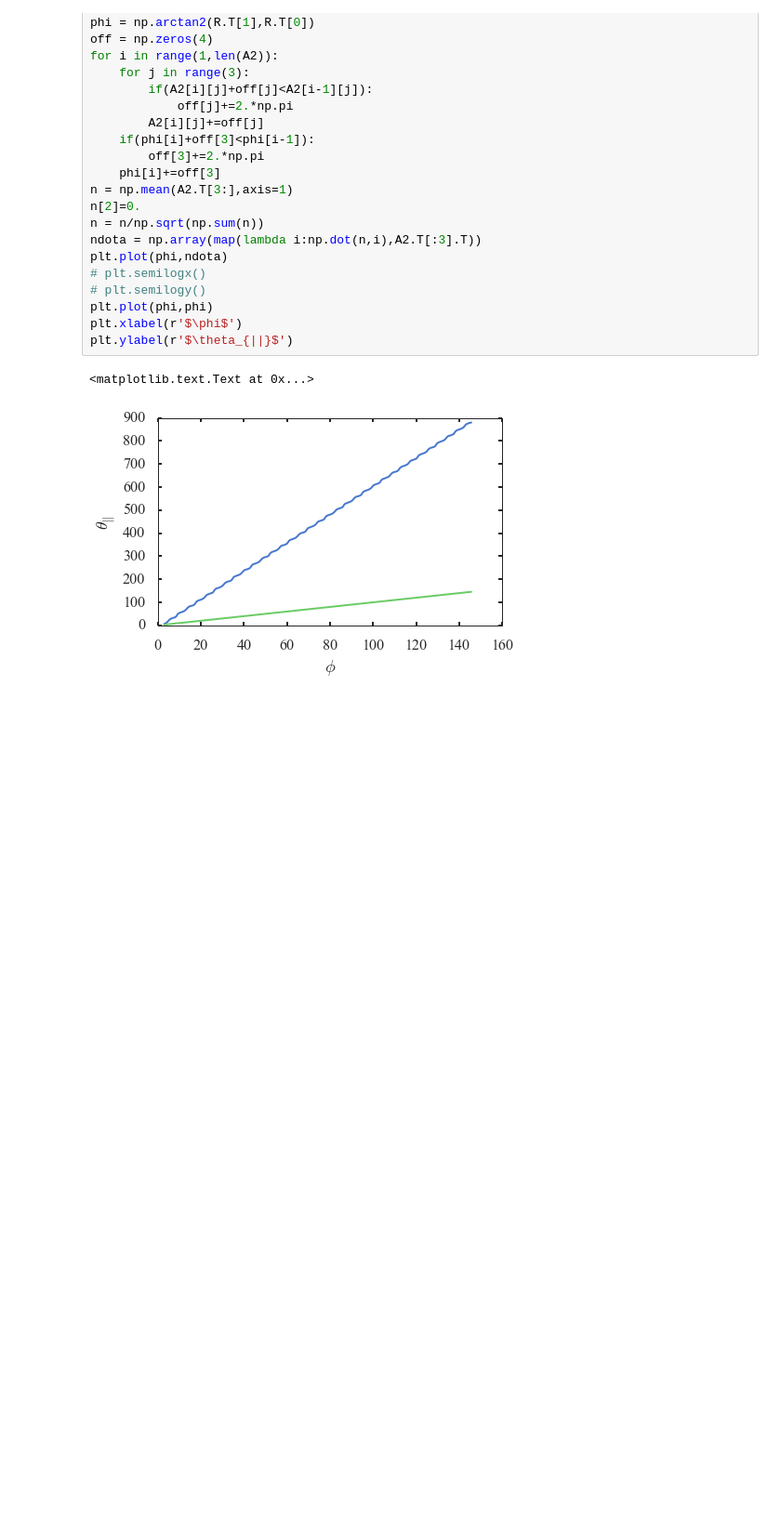
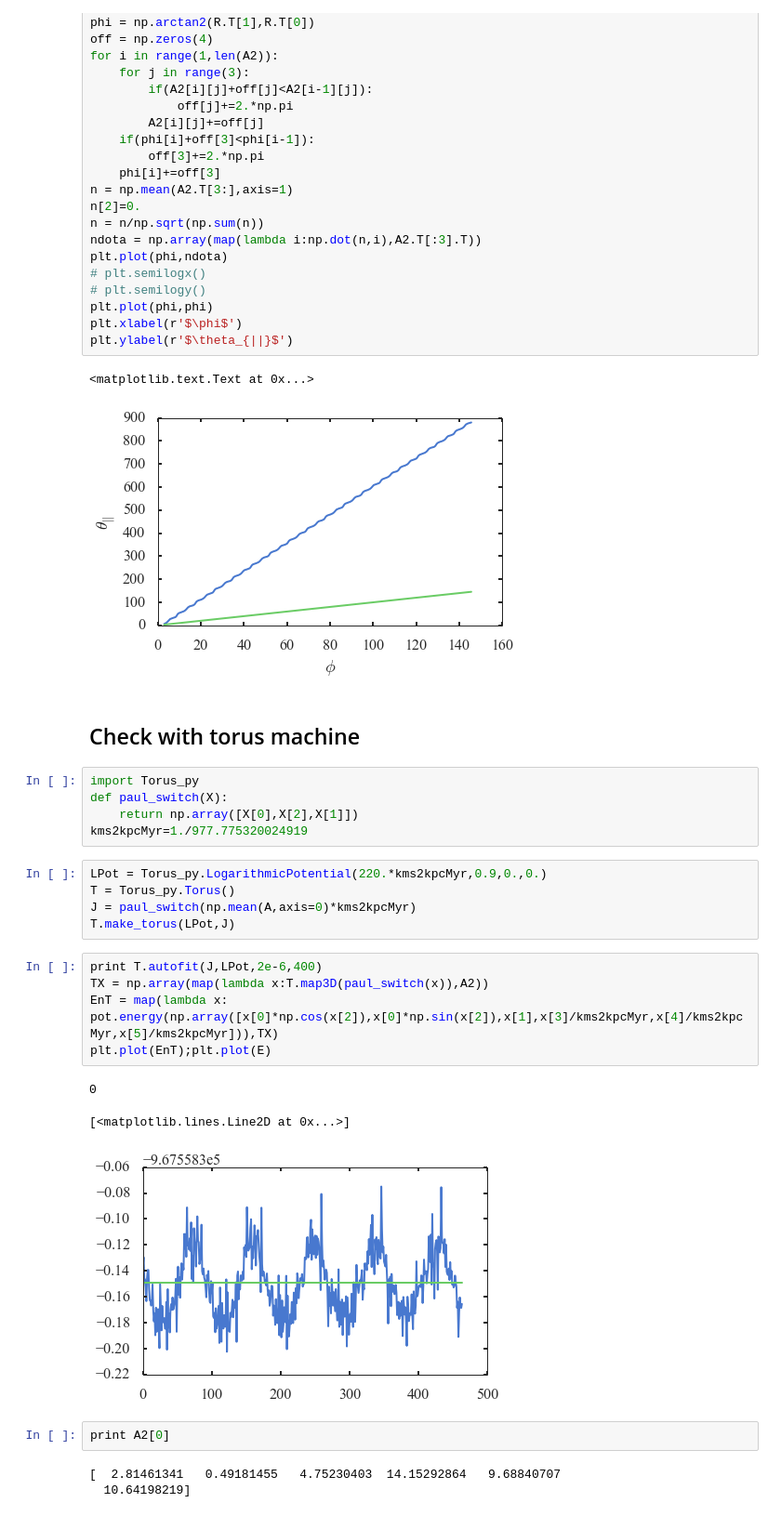
Before and after one commit to jobovy/streamgap-aa, a Jupyter notebook: py/ActionCheck.ipynb, the cells around one changed output. Shown at 93% size. Cells and saved outputs as stored; diff of their text form; blank space fills up the shorter version.

```diff
--- a/py/ActionCheck.ipynb
+++ b/py/ActionCheck.ipynb
@@ -142,3 +180,29 @@ plt.ylabel(r'$\theta_{||}$')
 # %% [output]
 <matplotlib.text.Text at 0x...>
 [figure]
+# %% [markdown]
+## Check with torus machine
+# %%
+import Torus_py
+def paul_switch(X):
+    return np.array([X[0],X[2],X[1]])
+kms2kpcMyr=1./977.775320024919
+# %%
+LPot = Torus_py.LogarithmicPotential(220.*kms2kpcMyr,0.9,0.,0.)
+T = Torus_py.Torus()
+J = paul_switch(np.mean(A,axis=0)*kms2kpcMyr)
+T.make_torus(LPot,J)
+# %%
+print T.autofit(J,LPot,2e-6,400)
+TX = np.array(map(lambda x:T.map3D(paul_switch(x)),A2))
+EnT = map(lambda x: pot.energy(np.array([x[0]*np.cos(x[2]),x[0]*np.sin(x[2]),x[1],x[3]/kms2kpcMyr,x[4]/kms2kpcMyr,x[5]/kms2kpcMyr])),TX)
+plt.plot(EnT);plt.plot(E)
+# %% [output]
+0
+[<matplotlib.lines.Line2D at 0x...>]
+[figure, added]
+# %%
+print A2[0]
+# %% [output]
+[  2.81461341   0.49181455   4.75230403  14.15292864   9.68840707
+  10.64198219]
```
Also changed, not shown: parts of 9 cells of this notebook, 1 other file.
